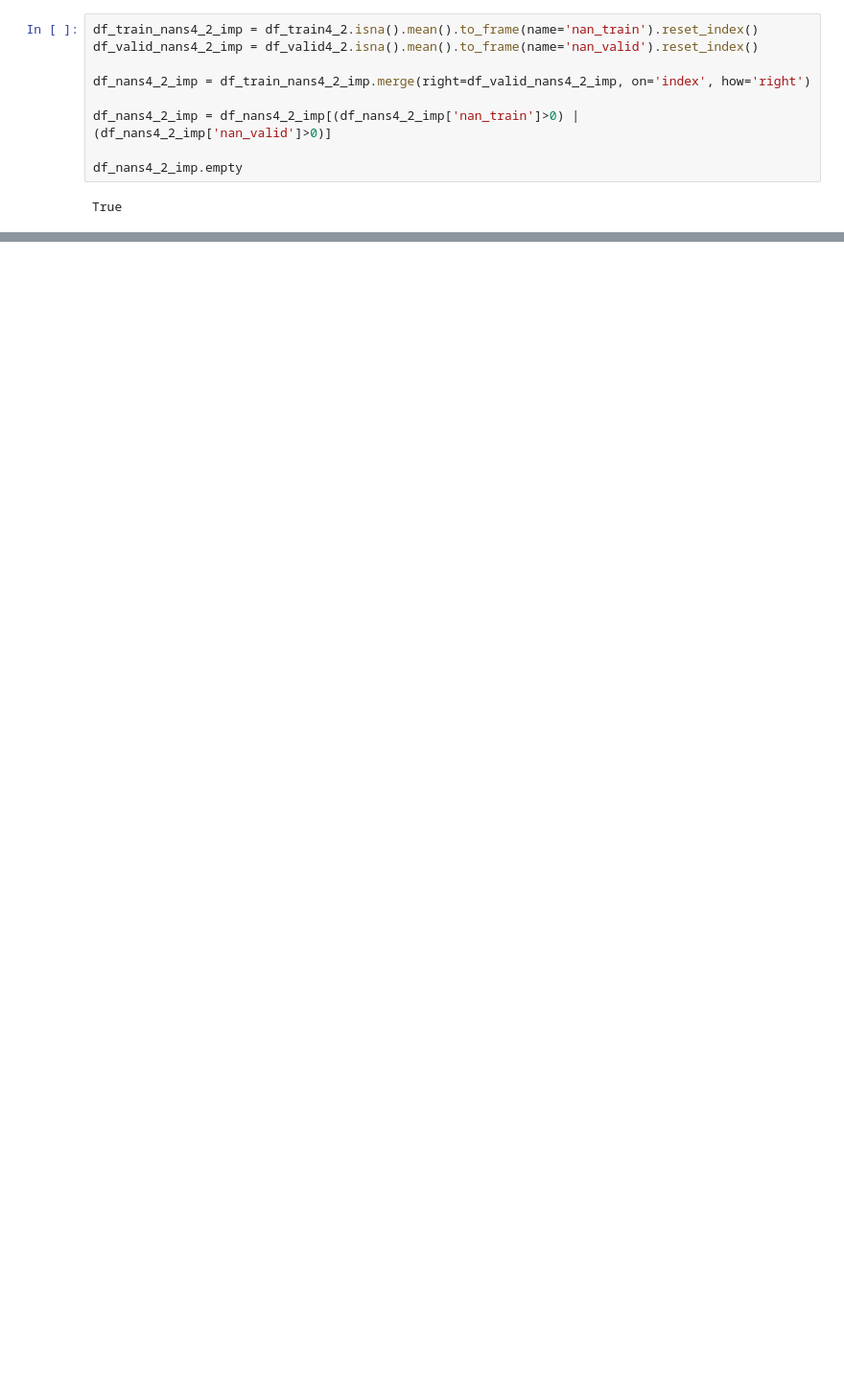
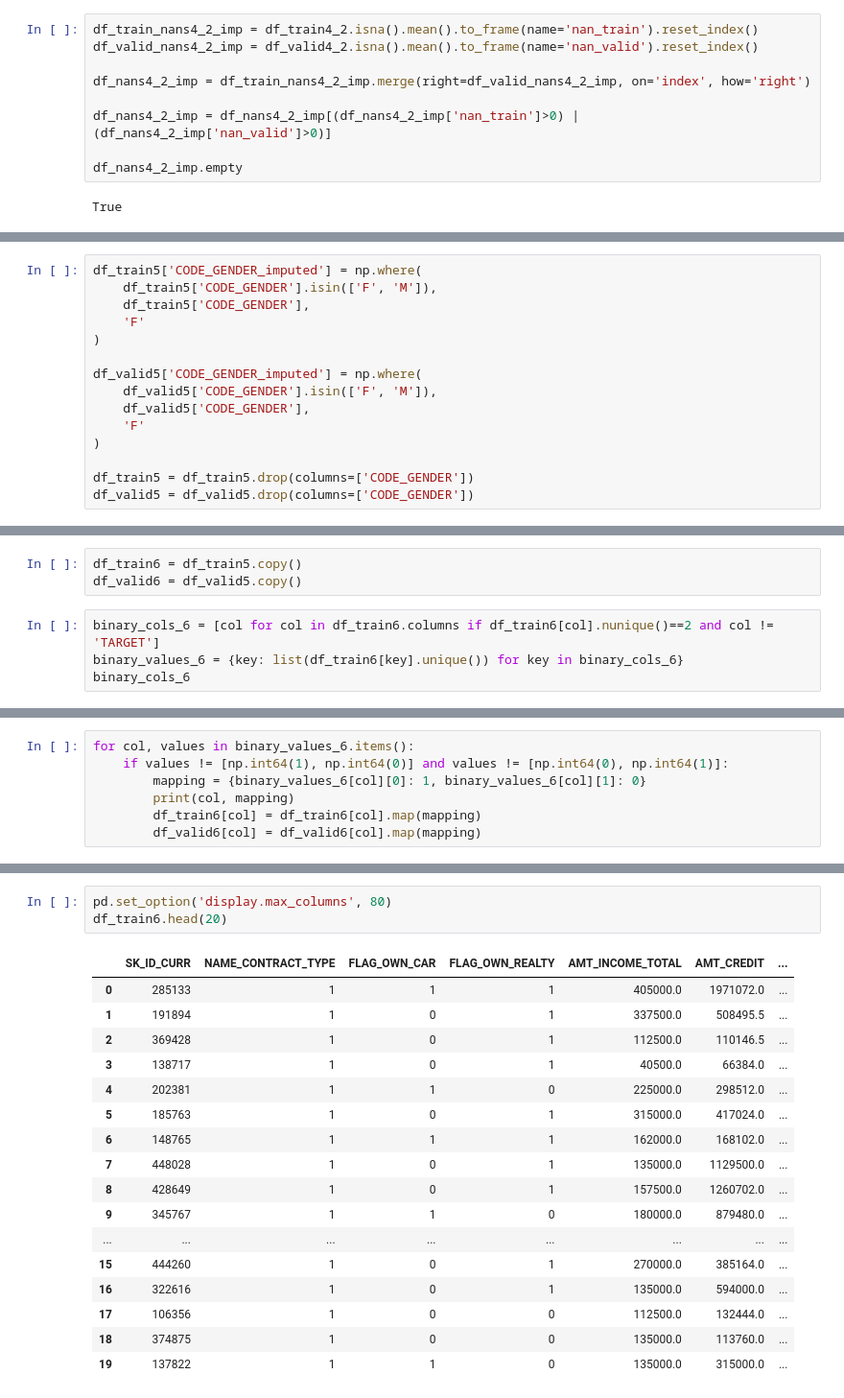
Before and after one commit to alek-ds/home-credit-default-risk-ak, a Jupyter notebook: notebooks/preprocessing/app_preprocessing_logistic_reg.ipynb, the cells around one changed output, grey strips where cells are left out. Shown at 96% size. Cells and saved outputs as stored; diff of their text form; blank space fills up the shorter version.

```diff
--- a/notebooks/preprocessing/app_preprocessing_logistic_reg.ipynb
+++ b/notebooks/preprocessing/app_preprocessing_logistic_reg.ipynb
@@ -1181,0 +1351,15 @@ True
+# %%
+df_train5['CODE_GENDER_imputed'] = np.where(
+    df_train5['CODE_GENDER'].isin(['F', 'M']),
+    df_train5['CODE_GENDER'],
+    'F'
+)
+
+df_valid5['CODE_GENDER_imputed'] = np.where(
+    df_valid5['CODE_GENDER'].isin(['F', 'M']),
+    df_valid5['CODE_GENDER'],
+    'F'
+)
+
+df_train5 = df_train5.drop(columns=['CODE_GENDER'])
+df_valid5 = df_valid5.drop(columns=['CODE_GENDER'])
@@ -1181,0 +1383,7 @@ True
+# %%
+df_train6 = df_train5.copy()
+df_valid6 = df_valid5.copy()
+# %%
+binary_cols_6 = [col for col in df_train6.columns if df_train6[col].nunique()==2 and col != 'TARGET']
+binary_values_6 = {key: list(df_train6[key].unique()) for key in binary_cols_6}
+binary_cols_6
@@ -1181,0 +1408,7 @@ True
+# %%
+for col, values in binary_values_6.items():
+    if values != [np.int64(1), np.int64(0)] and values != [np.int64(0), np.int64(1)]:
+        mapping = {binary_values_6[col][0]: 1, binary_values_6[col][1]: 0}
+        print(col, mapping)
+        df_train6[col] = df_train6[col].map(mapping)
+        df_valid6[col] = df_valid6[col].map(mapping)
@@ -1181,0 +1431,21 @@ True
+# %%
+pd.set_option('display.max_columns', 80)
+df_train6.head(20)
+# %% [output]
+|  | SK_ID_CURR | NAME_CONTRACT_TYPE | FLAG_OWN_CAR | FLAG_OWN_REALTY | AMT_INCOME_TOTAL | AMT_CREDIT | ... |
+| 0 | 285133 | 1 | 1 | 1 | 405000.0 | 1971072.0 | ... |
+| 1 | 191894 | 1 | 0 | 1 | 337500.0 | 508495.5 | ... |
+| 2 | 369428 | 1 | 0 | 1 | 112500.0 | 110146.5 | ... |
+| 3 | 138717 | 1 | 0 | 1 | 40500.0 | 66384.0 | ... |
+| 4 | 202381 | 1 | 1 | 0 | 225000.0 | 298512.0 | ... |
+| 5 | 185763 | 1 | 0 | 1 | 315000.0 | 417024.0 | ... |
+| 6 | 148765 | 1 | 1 | 1 | 162000.0 | 168102.0 | ... |
+| 7 | 448028 | 1 | 0 | 1 | 135000.0 | 1129500.0 | ... |
+| 8 | 428649 | 1 | 0 | 1 | 157500.0 | 1260702.0 | ... |
+| 9 | 345767 | 1 | 1 | 0 | 180000.0 | 879480.0 | ... |
+| ... | ... | ... | ... | ... | ... | ... | ... |
+| 15 | 444260 | 1 | 0 | 1 | 270000.0 | 385164.0 | ... |
+| 16 | 322616 | 1 | 0 | 1 | 135000.0 | 594000.0 | ... |
+| 17 | 106356 | 1 | 0 | 0 | 112500.0 | 132444.0 | ... |
+| 18 | 374875 | 1 | 0 | 0 | 135000.0 | 113760.0 | ... |
+| 19 | 137822 | 1 | 1 | 0 | 135000.0 | 315000.0 | ... |
```
Also changed, not shown: parts of 41 cells of this notebook.
